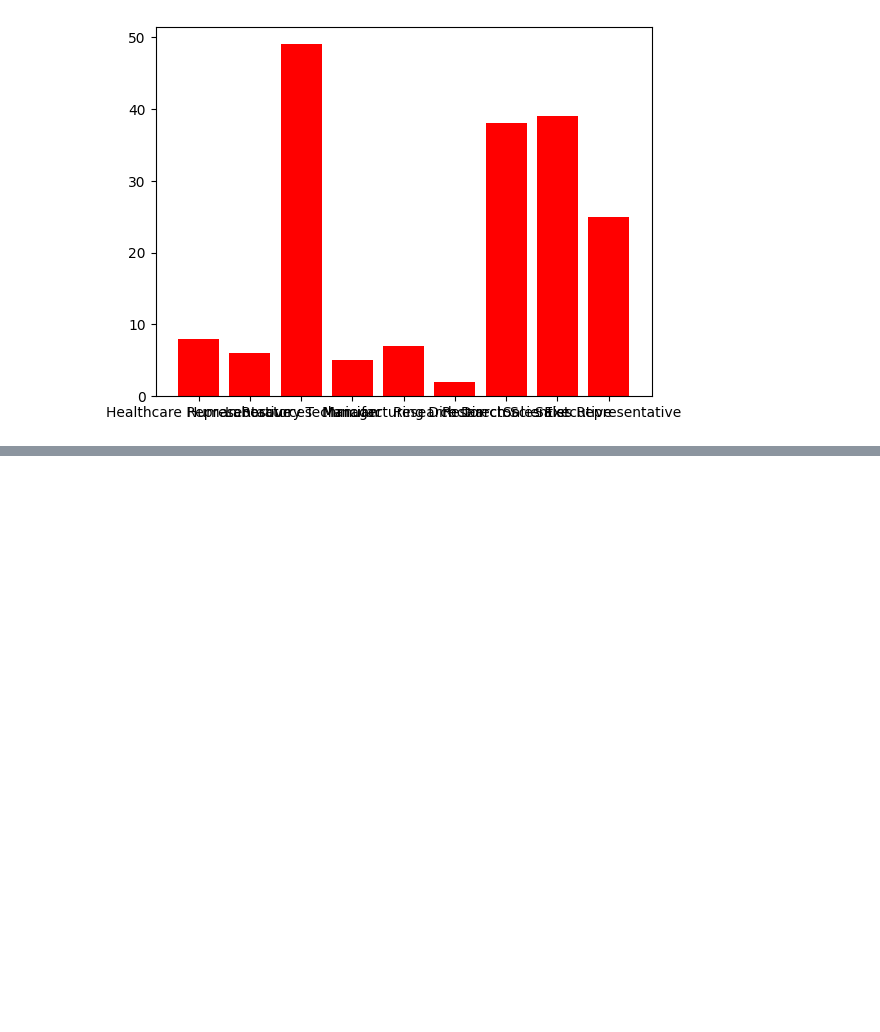
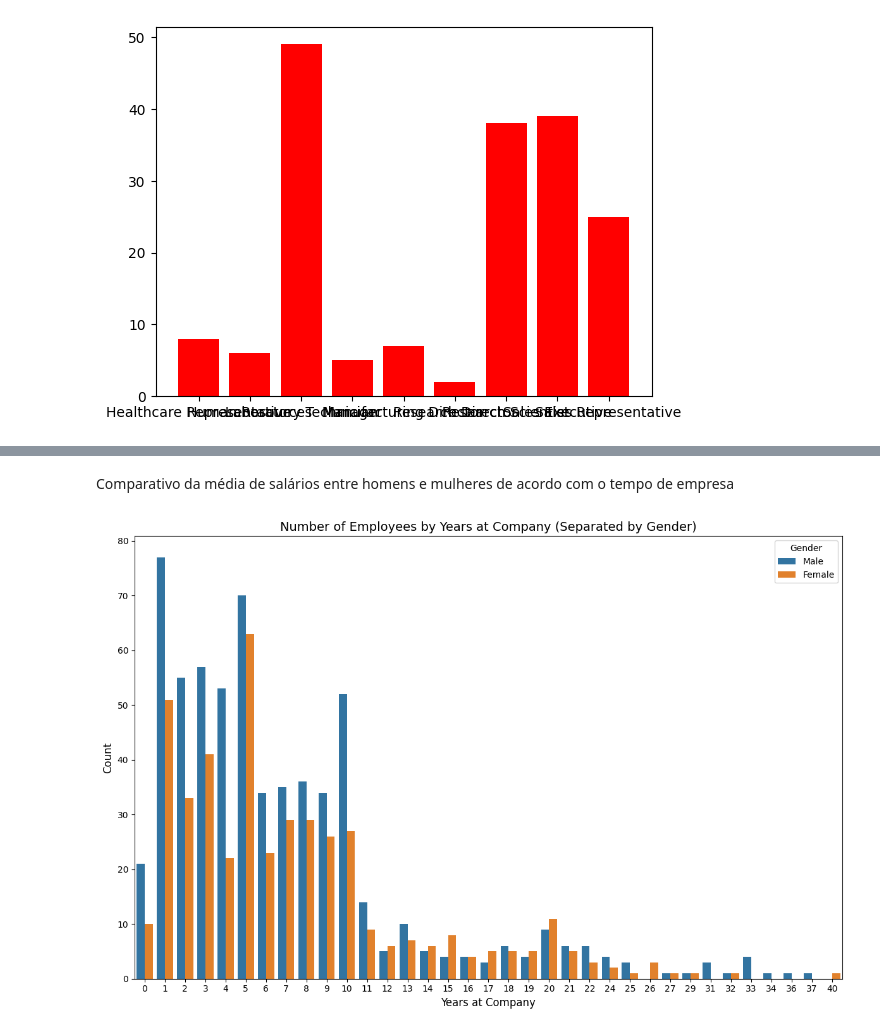
Before and after one commit to ptkwan/analise-rotatividade-ibm, a Jupyter notebook: notebook.ipynb, the cells around one changed output, grey strips where cells are left out. Saved outputs shown, nothing was run; the diff lists cells and outputs as text; code cells hidden in the pictures; blank space fills up the shorter version.

```diff
--- a/notebook.ipynb
+++ b/notebook.ipynb
@@ -169,0 +223,12 @@ plt.show()
+# %% [markdown]
+Comparativo da média de salários entre homens e mulheres de acordo com o tempo de empresa
+# %%
+plt.figure(figsize=(12, 8))
+sns.countplot(data=df, x='YearsAtCompany', hue='Gender')
+plt.xlabel('Years at Company', fontsize=12)
+plt.ylabel('Count', fontsize=12)
+plt.title('Number of Employees by Years at Company (Separated by Gender)', fontsize=14)
+plt.tight_layout()
+plt.show()
+# %% [output]
+[figure, added]
```
Also changed, not shown: parts of 11 cells of this notebook.
